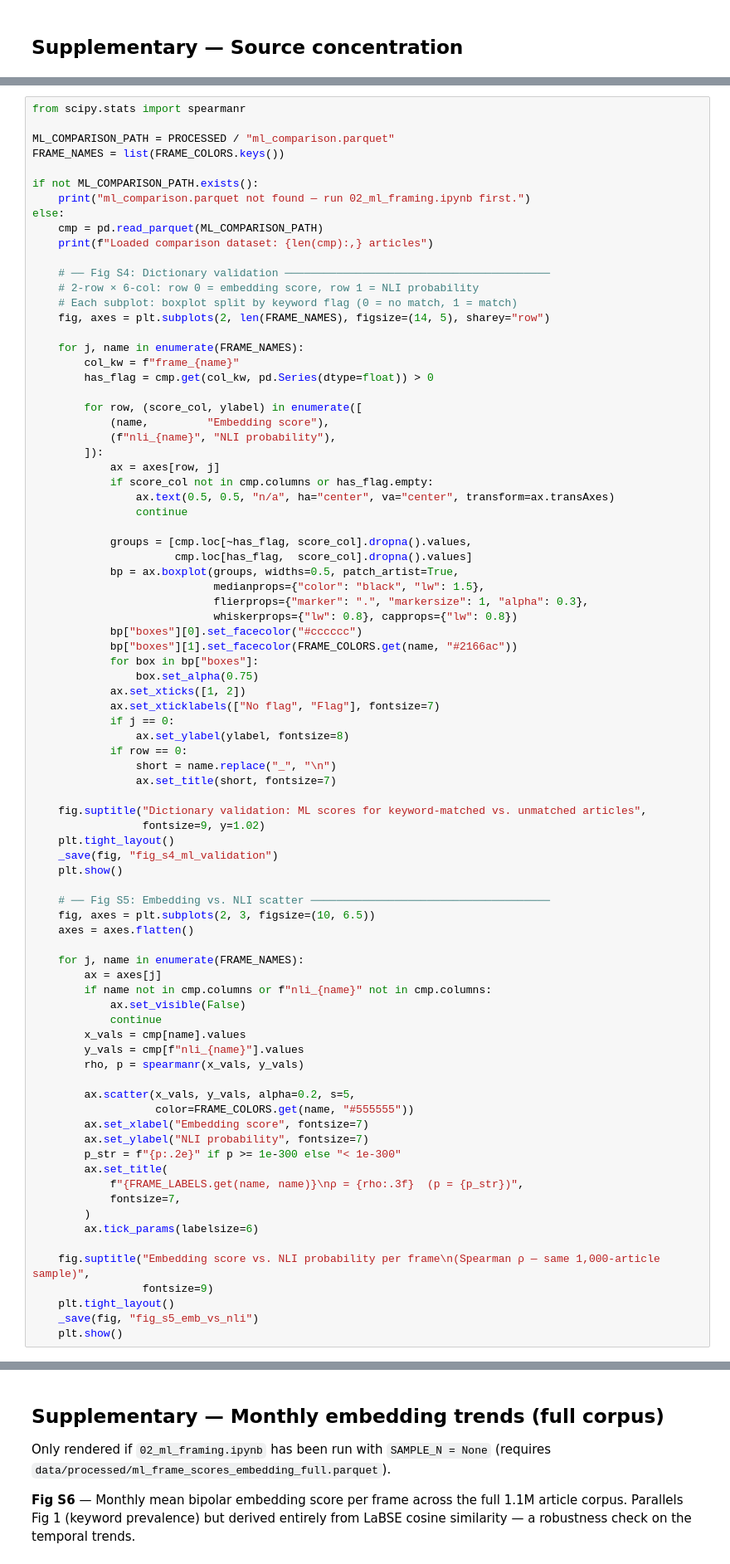
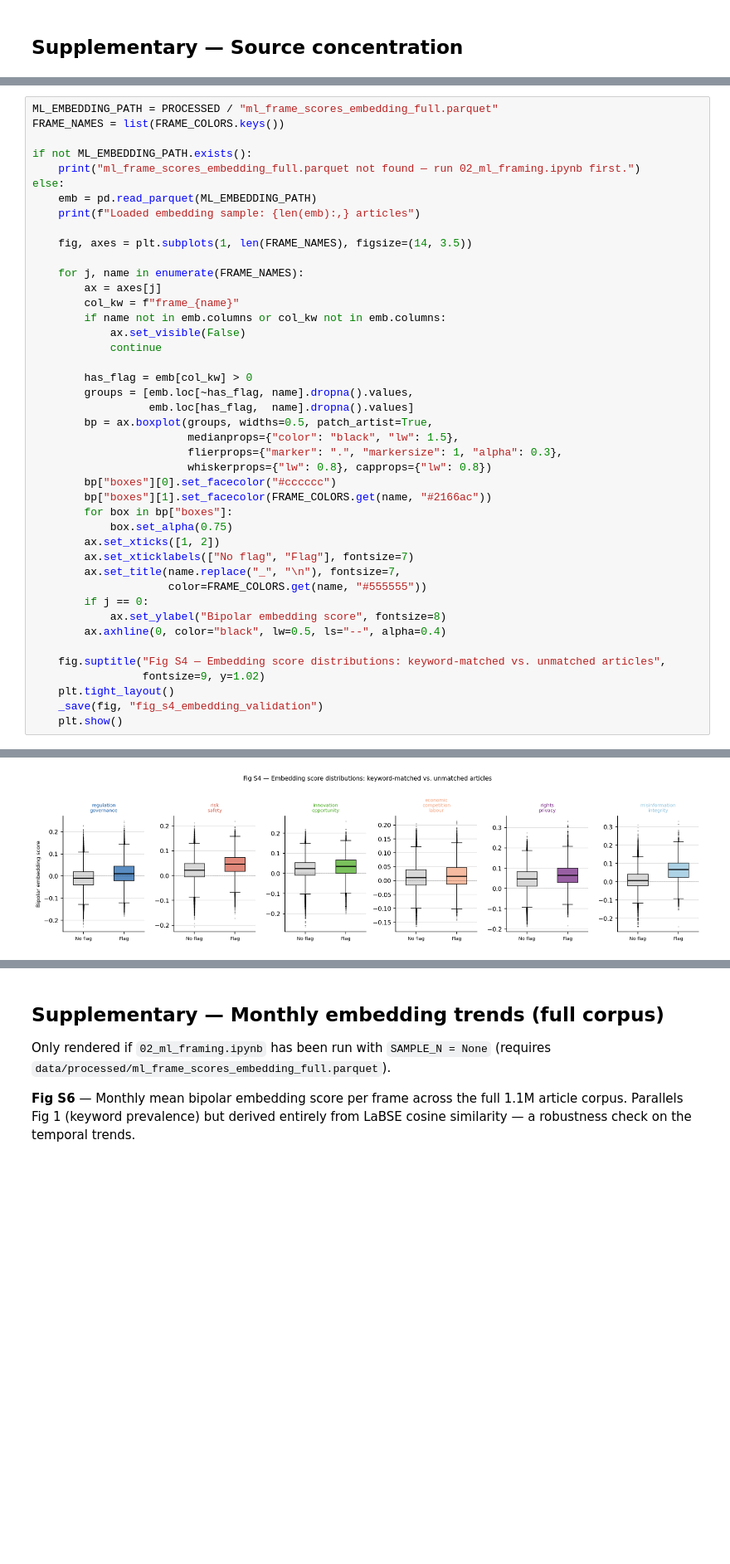
Before and after one commit to brewcoua/GenAI-GDELT, a Jupyter notebook: notebooks/03_paper_figures.ipynb, the cells around one changed output, grey strips where cells are left out. Shown at 83% size. Drawn from its saved outputs; the diff is of its cells as text; blank space fills up the shorter version.

Commit message:
feat: add full embedded framing dataset and confirmed frame trends

```diff
--- a/notebooks/03_paper_figures.ipynb
+++ b/notebooks/03_paper_figures.ipynb
@@ -352,83 +354,44 @@ Only rendered if `02_ml_framing.ipynb` has been run (requires `data/processed/ml
 # %%
-from scipy.stats import spearmanr
-
-ML_COMPARISON_PATH = PROCESSED / "ml_comparison.parquet"
+ML_EMBEDDING_PATH = PROCESSED / "ml_frame_scores_embedding_full.parquet"
 FRAME_NAMES = list(FRAME_COLORS.keys())
 
-if not ML_COMPARISON_PATH.exists():
-    print("ml_comparison.parquet not found — run 02_ml_framing.ipynb first.")
+if not ML_EMBEDDING_PATH.exists():
+    print("ml_frame_scores_embedding_full.parquet not found — run 02_ml_framing.ipynb first.")
 else:
-    cmp = pd.read_parquet(ML_COMPARISON_PATH)
-    print(f"Loaded comparison dataset: {len(cmp):,} articles")
+    emb = pd.read_parquet(ML_EMBEDDING_PATH)
+    print(f"Loaded embedding sample: {len(emb):,} articles")
 
-    # ── Fig S4: Dictionary validation ─────────────────────────────────────────
-    # 2-row × 6-col: row 0 = embedding score, row 1 = NLI probability
-    # Each subplot: boxplot split by keyword flag (0 = no match, 1 = match)
-    fig, axes = plt.subplots(2, len(FRAME_NAMES), figsize=(14, 5), sharey="row")
-
-    for j, name in enumerate(FRAME_NAMES):
-        col_kw = f"frame_{name}"
-        has_flag = cmp.get(col_kw, pd.Series(dtype=float)) > 0
-
-        for row, (score_col, ylabel) in enumerate([
-            (name,         "Embedding score"),
-            (f"nli_{name}", "NLI probability"),
-        ]):
-            ax = axes[row, j]
-            if score_col not in cmp.columns or has_flag.empty:
-                ax.text(0.5, 0.5, "n/a", ha="center", va="center", transform=ax.transAxes)
-                continue
-
-            groups = [cmp.loc[~has_flag, score_col].dropna().values,
-                      cmp.loc[has_flag,  score_col].dropna().values]
-            bp = ax.boxplot(groups, widths=0.5, patch_artist=True,
-                            medianprops={"color": "black", "lw": 1.5},
-                            flierprops={"marker": ".", "markersize": 1, "alpha": 0.3},
-                            whiskerprops={"lw": 0.8}, capprops={"lw": 0.8})
-            bp["boxes"][0].set_facecolor("#cccccc")
-            bp["boxes"][1].set_facecolor(FRAME_COLORS.get(name, "#2166ac"))
-            for box in bp["boxes"]:
-                box.set_alpha(0.75)
-            ax.set_xticks([1, 2])
-            ax.set_xticklabels(["No flag", "Flag"], fontsize=7)
-            if j == 0:
-                ax.set_ylabel(ylabel, fontsize=8)
-            if row == 0:
-                short = name.replace("_", "\n")
-                ax.set_title(short, fontsize=7)
-
-    fig.suptitle("Dictionary validation: ML scores for keyword-matched vs. unmatched articles",
-                 fontsize=9, y=1.02)
-    plt.tight_layout()
-    _save(fig, "fig_s4_ml_validation")
-    plt.show()
-
-    # ── Fig S5: Embedding vs. NLI scatter ─────────────────────────────────────
-    fig, axes = plt.subplots(2, 3, figsize=(10, 6.5))
-    axes = axes.flatten()
+    fig, axes = plt.subplots(1, len(FRAME_NAMES), figsize=(14, 3.5))
 
     for j, name in enumerate(FRAME_NAMES):
         ax = axes[j]
-        if name not in cmp.columns or f"nli_{name}" not in cmp.columns:
+        col_kw = f"frame_{name}"
+        if name not in emb.columns or col_kw not in emb.columns:
             ax.set_visible(False)
             continue
-        x_vals = cmp[name].values
-        y_vals = cmp[f"nli_{name}"].values
-        rho, p = spearmanr(x_vals, y_vals)
 
-        ax.scatter(x_vals, y_vals, alpha=0.2, s=5,
-                   color=FRAME_COLORS.get(name, "#555555"))
-        ax.set_xlabel("Embedding score", fontsize=7)
-        ax.set_ylabel("NLI probability", fontsize=7)
-        p_str = f"{p:.2e}" if p >= 1e-300 else "< 1e-300"
-        ax.set_title(
-            f"{FRAME_LABELS.get(name, name)}\nρ = {rho:.3f}  (p = {p_str})",
-            fontsize=7,
-        )
-        ax.tick_params(labelsize=6)
+        has_flag = emb[col_kw] > 0
+        groups = [emb.loc[~has_flag, name].dropna().values,
+                  emb.loc[has_flag,  name].dropna().values]
+        bp = ax.boxplot(groups, widths=0.5, patch_artist=True,
+                        medianprops={"color": "black", "lw": 1.5},
+                        flierprops={"marker": ".", "markersize": 1, "alpha": 0.3},
+                        whiskerprops={"lw": 0.8}, capprops={"lw": 0.8})
+        bp["boxes"][0].set_facecolor("#cccccc")
+        bp["boxes"][1].set_facecolor(FRAME_COLORS.get(name, "#2166ac"))
+        for box in bp["boxes"]:
+            box.set_alpha(0.75)
+        ax.set_xticks([1, 2])
+        ax.set_xticklabels(["No flag", "Flag"], fontsize=7)
+        ax.set_title(name.replace("_", "\n"), fontsize=7,
+                     color=FRAME_COLORS.get(name, "#555555"))
+        if j == 0:
+            ax.set_ylabel("Bipolar embedding score", fontsize=8)
+        ax.axhline(0, color="black", lw=0.5, ls="--", alpha=0.4)
 
-    fig.suptitle("Embedding score vs. NLI probability per frame\n(Spearman ρ — same 1,000-article sample)",
-                 fontsize=9)
+    fig.suptitle("Fig S4 — Embedding score distributions: keyword-matched vs. unmatched articles",
+                 fontsize=9, y=1.02)
     plt.tight_layout()
-    _save(fig, "fig_s5_emb_vs_nli")
+    _save(fig, "fig_s4_embedding_validation")
     plt.show()
+# %% [output]
@@ -434,0 +400 @@ else:
+[figure, added]
```
Also changed, not shown: parts of 5 cells of this notebook, 8 other files.
